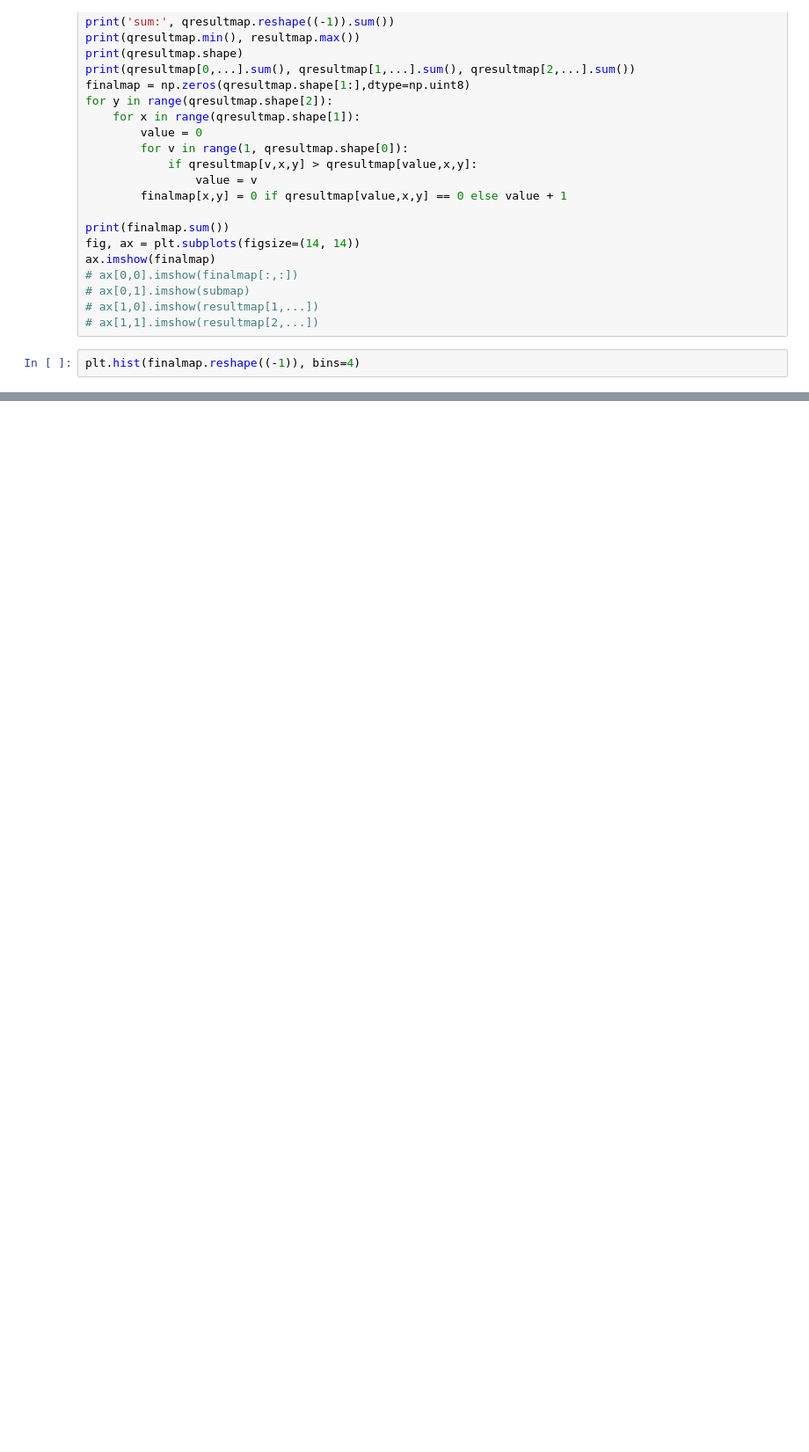
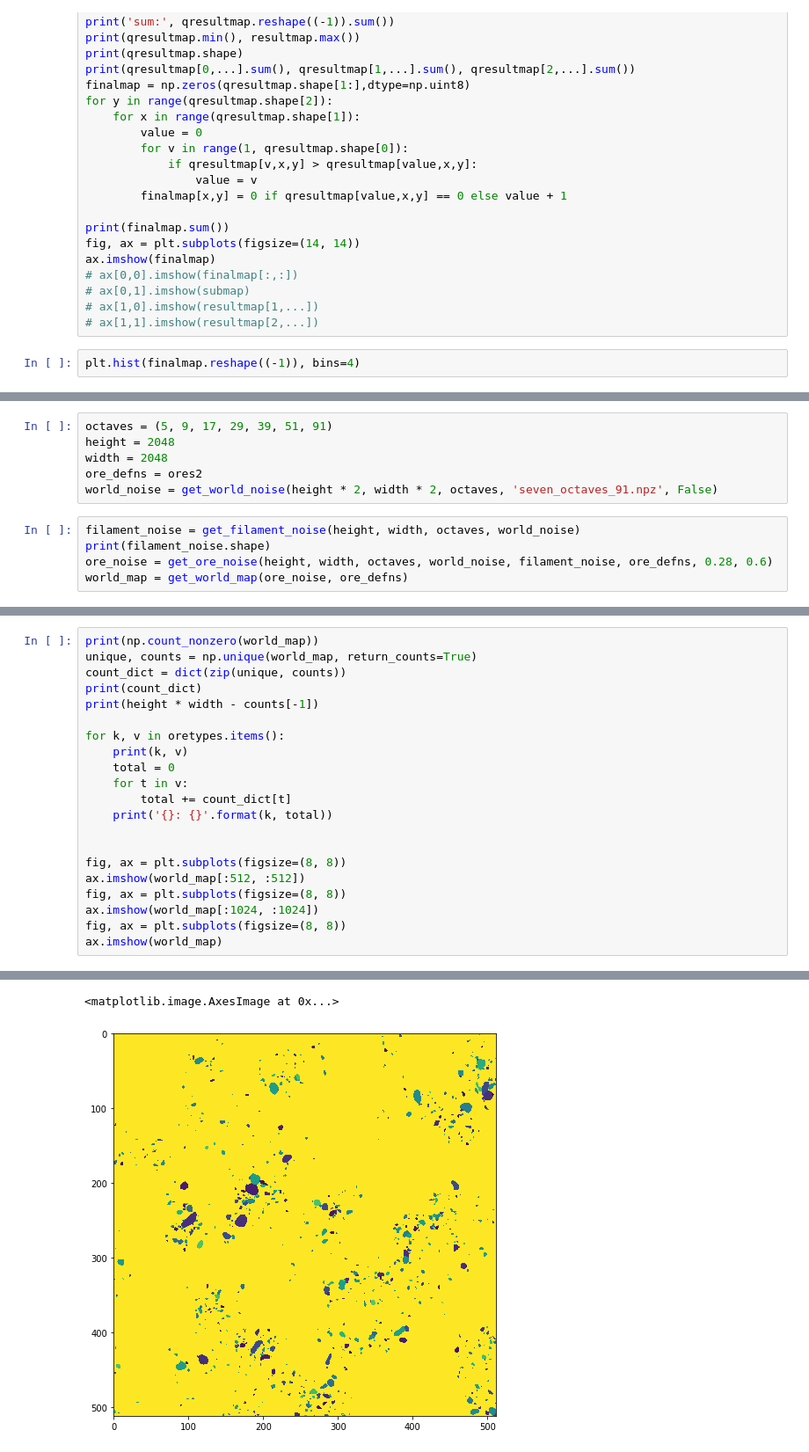
Before and after one commit to atbenmurray/space_engineers, a Jupyter notebook: world_files.ipynb, the cells around one changed output, grey strips where cells are left out. Shown at 88% size. Drawn from its saved outputs; the diff is of its cells as text; blank space fills up the shorter version.

```diff
--- a/world_files.ipynb
+++ b/world_files.ipynb
@@ -417,0 +379,11 @@ sub_octaves: (39, 51, 91)
+# %%
+octaves = (5, 9, 17, 29, 39, 51, 91)
+height = 2048
+width = 2048
+ore_defns = ores2
+world_noise = get_world_noise(height * 2, width * 2, octaves, 'seven_octaves_91.npz', False)
+# %%
+filament_noise = get_filament_noise(height, width, octaves, world_noise)
+print(filament_noise.shape)
+ore_noise = get_ore_noise(height, width, octaves, world_noise, filament_noise, ore_defns, 0.28, 0.6)
+world_map = get_world_map(ore_noise, ore_defns)
@@ -417,0 +408,22 @@ sub_octaves: (39, 51, 91)
+# %%
+print(np.count_nonzero(world_map))
+unique, counts = np.unique(world_map, return_counts=True)
+count_dict = dict(zip(unique, counts))
+print(count_dict)
+print(height * width - counts[-1])
+
+for k, v in oretypes.items():
+    print(k, v)
+    total = 0
+    for t in v:
+        total += count_dict[t]
+    print('{}: {}'.format(k, total))
+
+
+fig, ax = plt.subplots(figsize=(8, 8))
+ax.imshow(world_map[:512, :512])
+fig, ax = plt.subplots(figsize=(8, 8))
+ax.imshow(world_map[:1024, :1024])
+fig, ax = plt.subplots(figsize=(8, 8))
+ax.imshow(world_map)
+# %% [output]
@@ -417,0 +447,2 @@ sub_octaves: (39, 51, 91)
+<matplotlib.image.AxesImage at 0x...>
+[figure, added]
```
Also changed, not shown: parts of 9 cells of this notebook.
